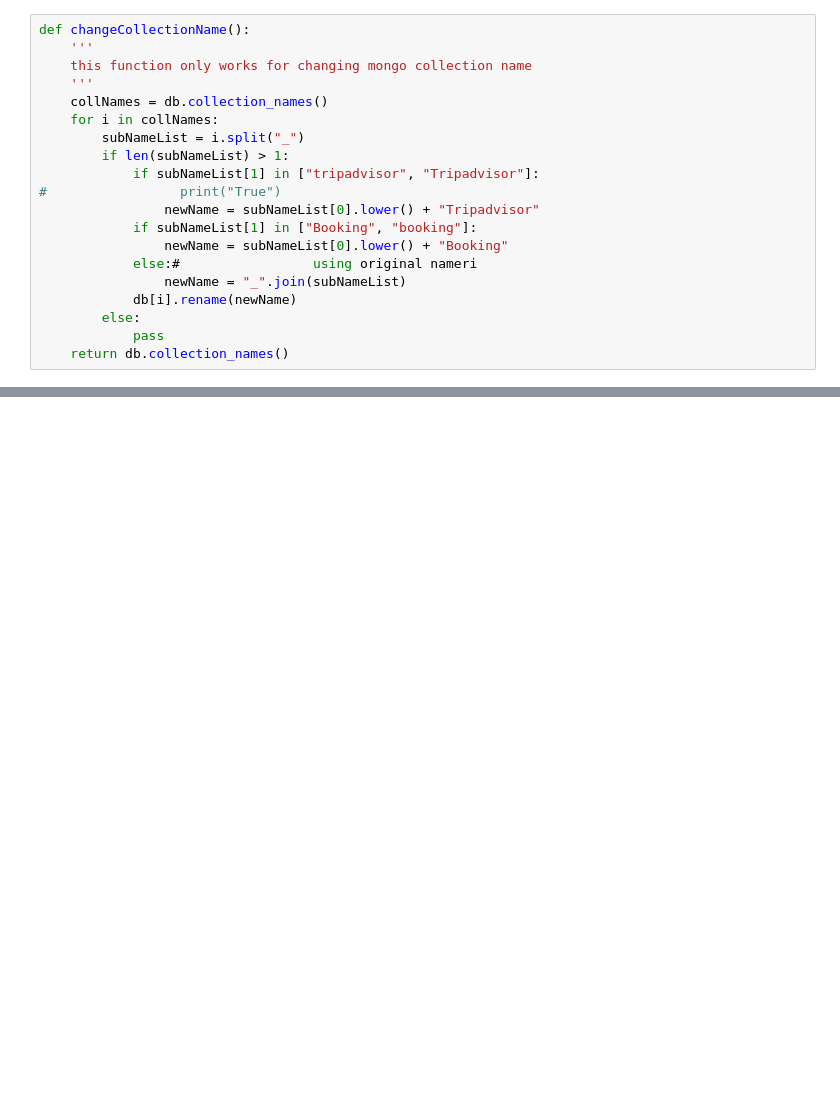
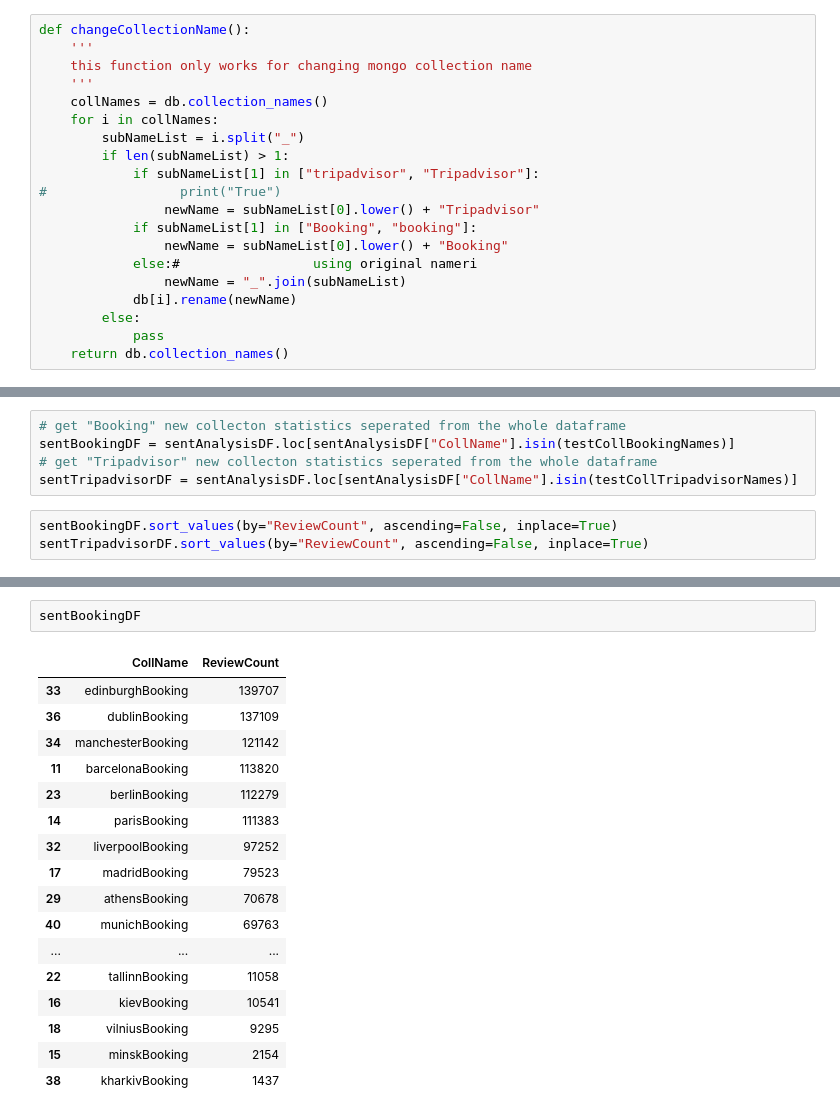
Before and after one commit to yiperzhou/text-sentiment-classification-with-deep-neural-networks, a Jupyter notebook: data-preprocess/remove-row-containing-absent-value.ipynb, the cells around one changed output, grey strips where cells are left out. Saved outputs shown, nothing was run; the diff lists cells and outputs as text; blank space fills up the shorter version.

```diff
--- a/data-preprocess/remove-row-containing-absent-value.ipynb
+++ b/data-preprocess/remove-row-containing-absent-value.ipynb
@@ -211,0 +297,8 @@ spark = SparkSession.builder.appName("statistics for hotels reviews in Booking")
+# %%
+# get "Booking" new collecton statistics seperated from the whole dataframe
+sentBookingDF = sentAnalysisDF.loc[sentAnalysisDF["CollName"].isin(testCollBookingNames)]
+# get "Tripadvisor" new collecton statistics seperated from the whole dataframe
+sentTripadvisorDF = sentAnalysisDF.loc[sentAnalysisDF["CollName"].isin(testCollTripadvisorNames)]
+# %%
+sentBookingDF.sort_values(by="ReviewCount", ascending=False, inplace=True)
+sentTripadvisorDF.sort_values(by="ReviewCount", ascending=False, inplace=True)
@@ -211,0 +341,20 @@ spark = SparkSession.builder.appName("statistics for hotels reviews in Booking")
+# %%
+sentBookingDF
+# %% [output]
+|  | CollName | ReviewCount |
+| 33 | edinburghBooking | 139707 |
+| 36 | dublinBooking | 137109 |
+| 34 | manchesterBooking | 121142 |
+| 11 | barcelonaBooking | 113820 |
+| 23 | berlinBooking | 112279 |
+| 14 | parisBooking | 111383 |
+| 32 | liverpoolBooking | 97252 |
+| 17 | madridBooking | 79523 |
+| 29 | athensBooking | 70678 |
+| 40 | munichBooking | 69763 |
+| ... | ... | ... |
+| 22 | tallinnBooking | 11058 |
+| 16 | kievBooking | 10541 |
+| 18 | vilniusBooking | 9295 |
+| 15 | minskBooking | 2154 |
+| 38 | kharkivBooking | 1437 |
```
Also changed, not shown: parts of 17 cells of this notebook.
